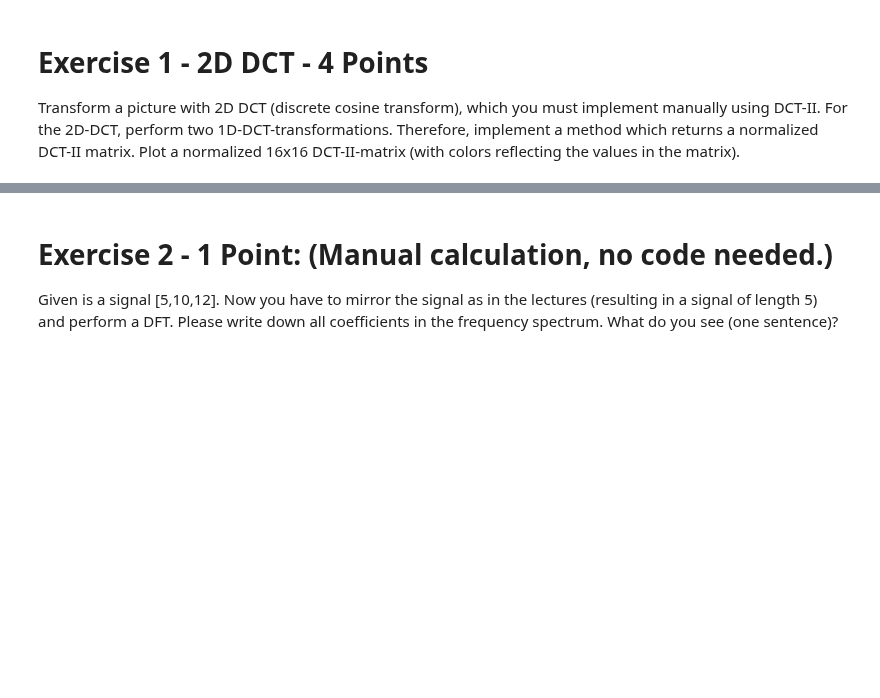
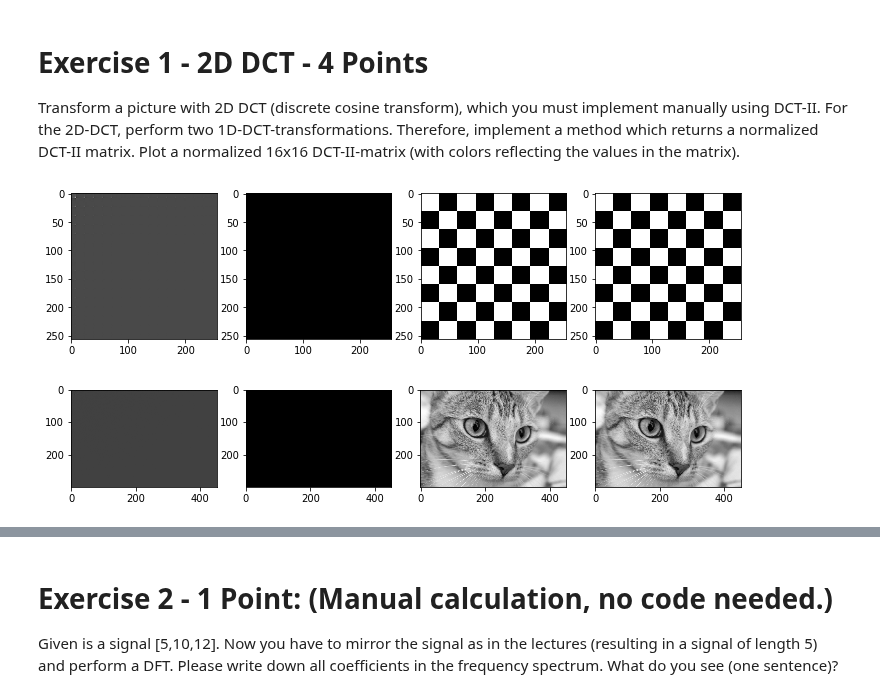
Before and after one commit to Ad96el/Bilderkennung, a Jupyter notebook: assignments/08_assignment.ipynb, the cells around one changed output, grey strips where cells are left out. Cells and saved outputs as stored; diff of their text form; code cells hidden in the pictures; blank space fills up the shorter version.

```diff
--- a/assignments/08_assignment.ipynb
+++ b/assignments/08_assignment.ipynb
@@ -25,48 +25,56 @@ Transform a picture with 2D DCT (discrete cosine transform), which you must impl
 For the 2D-DCT, perform two 1D-DCT-transformations. Therefore, implement a method which returns a normalized DCT-II
 matrix. Plot a normalized 16x16 DCT-II-matrix (with colors reflecting the values in the matrix).
 # %%
+# There are different ways to define the DCT matrix. We choosed the definition from numpy (type 2 -> DCT-II ): https://docs.scipy.org/doc/scipy/reference/generated/scipy.fftpack.dct.html
+
 def dct_matrix(N):
     C = np.zeros((N,N))
     for k in range(N):
         for n in range(N):
-            C[k,n] = np.cos((np.pi*k*(1/2+n))/N)
-    return (1/np.sqrt(N)) * C
+            if(k == 0):
+                C[k,n] = 1/(np.sqrt(4*N))
+            else:
+                C[k,n] = 1/np.sqrt(2*N) * np.cos( (np.pi/N * (1/2+n) * k))
+    return 2 * C
 
 def dct2d(img):
     matrixL = dct_matrix(img.shape[0])
     matrixR = dct_matrix(img.shape[1])
-    return matrixL @ img @ matrixR
+    return matrixL.T @ img @ matrixR
 
 def inv_dct2d(x):
     """
     Returns the 2d inverse discrete cosine transformation
     """
     matrixL = dct_matrix(x.shape[0])
     matrixR = dct_matrix(x.shape[1])
 
-    return np.linalg.inv(matrixL) @ x  @ np.linalg.inv(matrixR)
+    return np.linalg.inv(matrixL).T @ x  @ np.linalg.inv(matrixR)
 
 def chess_board(n=8, field_size=32):
     board = np.zeros((n*field_size, n*field_size))
     s = field_size
     for i in range(n):
         for j in range(n):
             if (i + j) % 2 == 0:
                 board[i*s:(i+1)*s, j*s:(j+1)*s] = 1
     return board
 
 
 
 for pic in [chess_board(), rgb2gray(chelsea())/255]:
     plt.subplot(141)
     plt.imshow(np.real(dct2d(pic)) * 200000, cmap='gray')
     plt.subplot(142)
     plt.imshow(np.imag(dct2d(pic)), cmap='gray')
     plt.subplot(143)
     plt.imshow((pic), cmap='gray')
     plt.subplot(144)
     plt.imshow(inv_dct2d(dct2d(pic)), cmap='gray')
     plt.show()
+# %% [output]
+[figure, added]
+[figure, added]
 # %%
 a = dct_matrix(64)
 plt.imshow(a)
```
Also changed, not shown: parts of 1 cell of this notebook.
